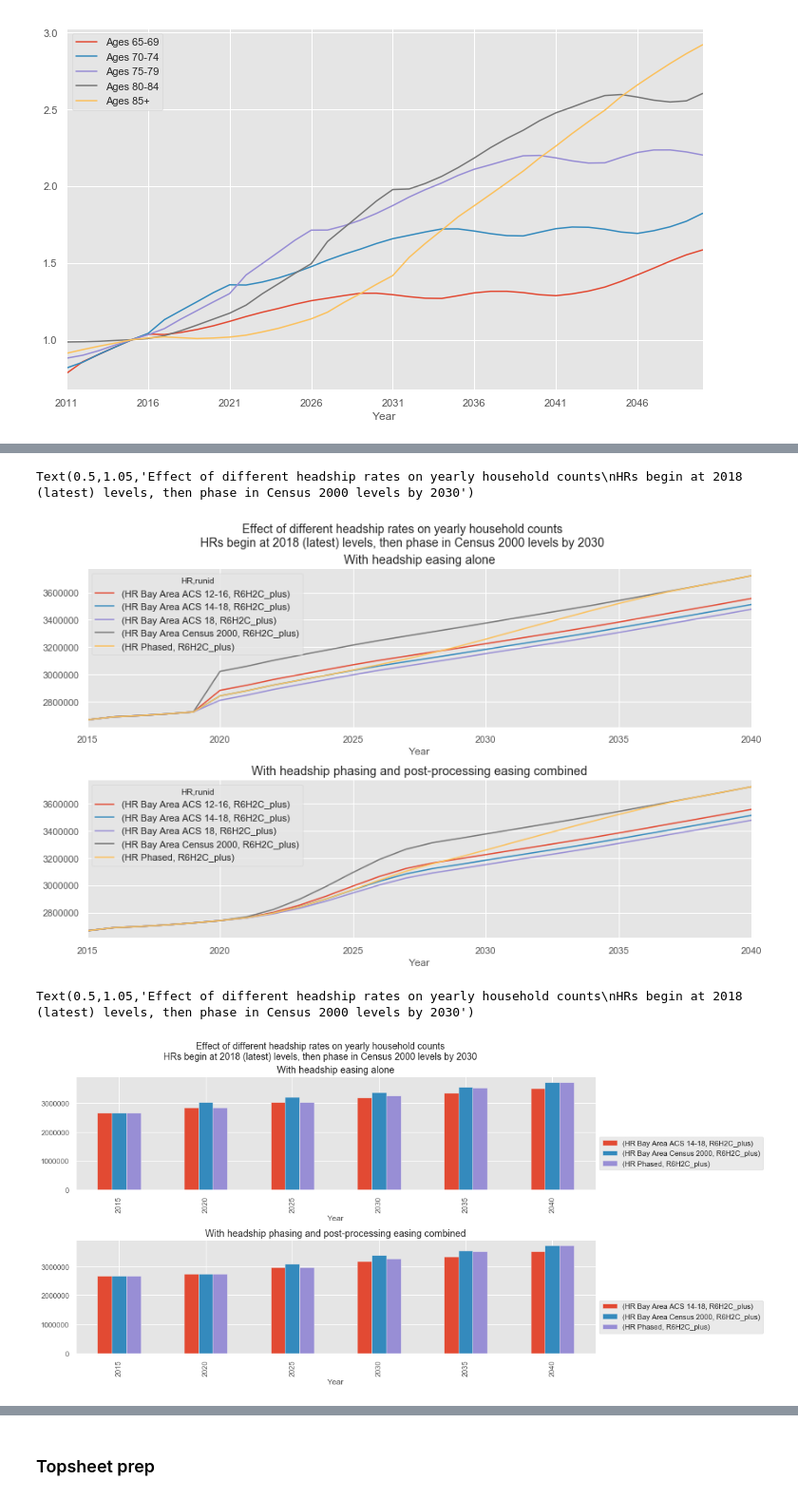
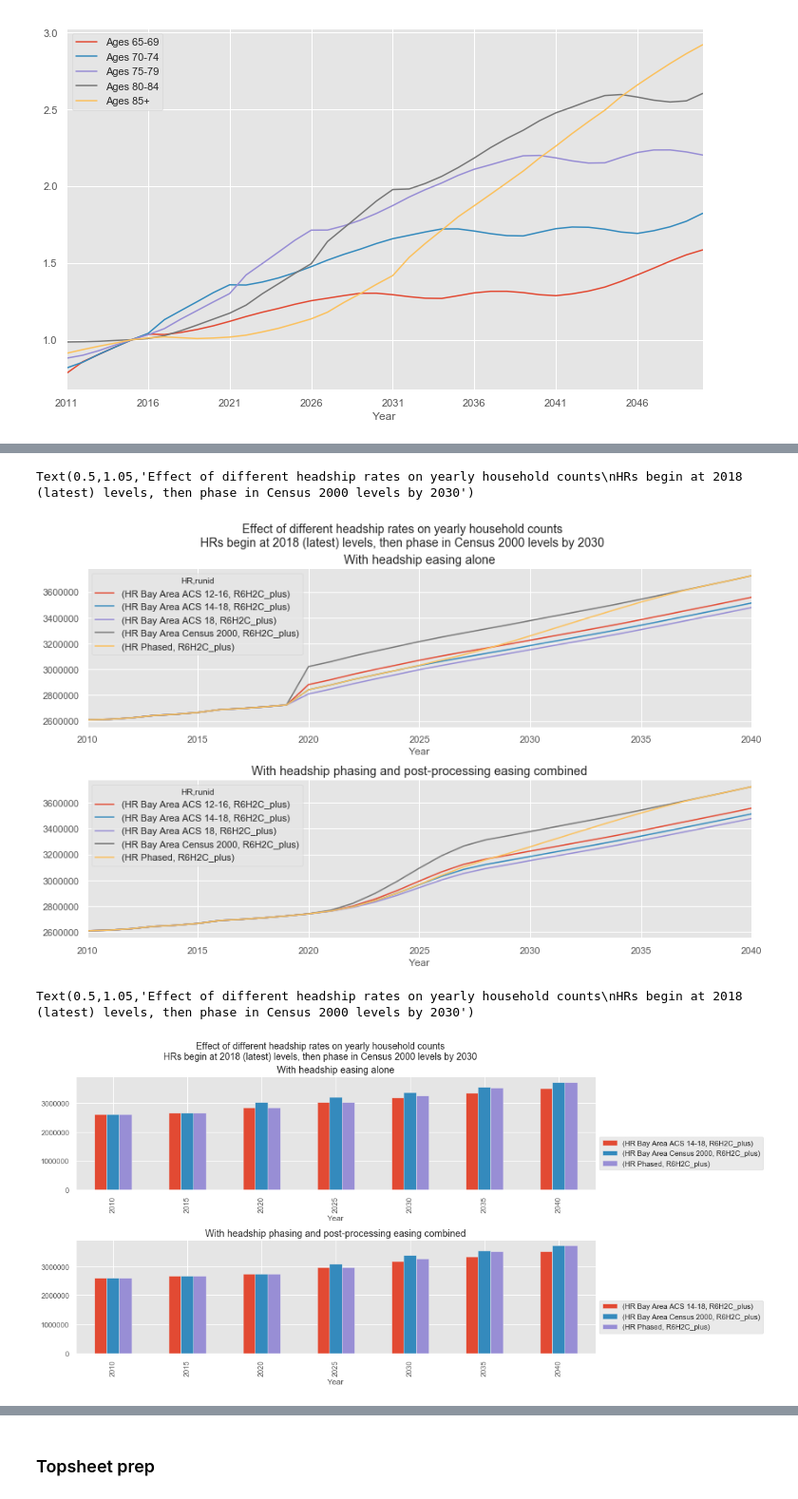
Before and after one commit to BayAreaMetro/regional_forecast, a Jupyter notebook: household_forecast/REGPROJ-HHPROJ 1 - Total household projection PBA2050 Phased HR.ipynb, the cells around one changed output, grey strips where cells are left out. Shown: that part at 95% size. Cells and saved outputs as stored; diff of their text form; code cells hidden in the pictures.

```diff
--- a/household_forecast/REGPROJ-HHPROJ 1 - Total household projection PBA2050 Phased HR.ipynb
+++ b/household_forecast/REGPROJ-HHPROJ 1 - Total household projection PBA2050 Phased HR.ipynb
@@ -651,7 +654,7 @@ hsr['HR Phased']=headship_rates_phased
 
 We get DOF observed households, to override the early modeled years with observed years
 # %%
-hhs_observed=hh90_19[map(str,range(2011,2020))].sum(level='Region')
+hhs_observed=hh90_19[map(str,range(2010,2020))].sum(level='Region')
 # %% [markdown]
 #### Prepare source series for early-year transition
 As DOF 2019 counts are a bit lower than what is projected in part due to differences in REMI's and DOF's household population, we ease in the early years to avoid a large jump in 2020.
@@ -719,8 +746,9 @@ for scen_abbrev,scen in scenarios.iteritems():
     ## read 2010 binned data from decennial pums
 #     gqpop_binned_2010 = pd.read_csv(os.path.join(box,'EDF Shared work/control_totals/base_data/census2010pums%s_%s_gqpop_binned.csv'%(reg,agegrp)),index_col=0)
 #     hhpop_binned_2010 = pd.read_csv(os.path.join(box,'EDF Shared work/control_totals/base_data/census2010pums%s_%s_hhpop_binned.csv'%(reg,agegrp)),index_col=0)
-#     hhtot_binned_2010 = pd.read_csv(os.path.join(box,'EDF Shared work/control_totals/base_data/census2010pums%s_%s_hhtot_binned.csv'%(reg,agegrp)),index_col=0)
-
+    #hhtot_binned_2010 = pd.read_csv(os.path.join(box,'EDF Shared work/control_totals/base_data/census2010pums%s_%s_hhtot_binned.csv'%(reg,agegrp)),index_col=0)
+    hhtot_binned_2010 = pd.read_csv(os.path.join(box,'EDF Shared work/control_totals/base_data/census2010pums%s_%s_hhtot_binned.csv'%(reg,agegrp)),index_col=['Region','gender','rac_ethn','age_grp_5'])['2010']
+#
 #     #hhpop_binned_2010['runid']=scen
 
 #     hhpop_binned_2010.set_index(pums2010index,inplace=True)
@@ -755,13 +783,13 @@ for scen_abbrev,scen in scenarios.iteritems():
 
         ## update scenario with observed households from DOF, 2011-2019
 
-        household_projections.update(hhs_observed[map(str,range(2011,DOF_END_OVERRIDE+1))])
+        household_projections.update(hhs_observed[map(str,range(2010,DOF_END_OVERRIDE+1))])
 
         #household_projections_eased=easer(household_projections.T,t_0=10,t_1=20)
 
         ## EASING IN EARLY YEARS - because of jump from observed to projected transition,
         ## ease in the difference instead of having an artificial one year spike.
-        ##
+
         target_series=target_series=household_projections.T
         target_series.index=target_series.index.astype(int)
 
@@ -773,6 +801,10 @@ for scen_abbrev,scen in scenarios.iteritems():
             envelope_year_start=2011,
             envelope_year_end=2050)
 
+
+        ## add 2010 households
+        household_projections=hhtot_binned_2010.sum(level=['Region']).to_frame(name='2010').join(household_projections)
+        household_projections_eased=hhtot_binned_2010.sum(level=['Region']).to_frame(name='2010').join(household_projections_eased)
 
 
         hhpopsum=hhpop.fillna(0).sum(level=['Region']+lvls)
@@ -902,14 +925,14 @@ hhallscenarios.stack().loc[[u'HR Bay Area ACS 12-16',
                             u'HR Bay Area ACS 18',
                            'HR Phased',
                            'HR Bay Area Census 2000'],'R6H2C_plus',:,
-                           map(str,range(2015,2041))].sum(
+                           map(str,range(2010,2041))].sum(
     level=['HR','runid','Year']).unstack('Year').T.plot(ax=ax[0])
 hheaseallscenarios.stack().loc[[u'HR Bay Area ACS 12-16',
                             u'HR Bay Area ACS 14-18',
                             u'HR Bay Area ACS 18',
                            'HR Phased',
                            'HR Bay Area Census 2000'],'R6H2C_plus',:,
-                           map(str,range(2015,2041))].sum(
+                           map(str,range(2010,2041))].sum(
     level=['HR','runid','Year']).unstack('Year').T.plot(ax=ax[1])
 ax[0].set_title('With headship easing alone')
 ax[1].set_title('With headship phasing and post-processing easing combined')
@@ -917,34 +940,34 @@ plt.tight_layout()
 plt.suptitle('Effect of different headship rates on yearly household counts\nHRs begin at 2018 (latest) levels, then phase in Census 2000 levels by 2030',size=14,y=1.05)
 # %% [output]
 Text(0.5,1.05,'Effect of different headship rates on yearly household counts\nHRs begin at 2018 (latest) levels, then phase in Census 2000 levels by 2030')
-[figure, old version]
+[figure, new version]
 # %%
 fig,ax=plt.subplots(nrows=2)
 hhallscenarios.stack().loc[[#u'HR Bay Area ACS 12-16',
                             u'HR Bay Area ACS 14-18',
 #                            u'HR Bay Area ACS 18',
                            'HR Phased',
                            'HR Bay Area Census 2000'
 ],'R6H2C_plus',:,
-                           map(str,range(2015,2041,5))].sum(
+                           map(str,range(2010,2041,5))].sum(
     level=['HR','runid','Year']).unstack('Year').T.plot(kind='bar',ax=ax[0])
 hheaseallscenarios.stack().loc[[#u'HR Bay Area ACS 12-16',
                             u'HR Bay Area ACS 14-18',
 #                            u'HR Bay Area ACS 18',
                            'HR Phased',
                            'HR Bay Area Census 2000'
 ],'R6H2C_plus',:,
-                           map(str,range(2015,2041,5))].sum(
+                           map(str,range(2010,2041,5))].sum(
     level=['HR','runid','Year']).unstack('Year').T.plot(kind='bar',ax=ax[1])
 ax[0].set_title('With headship easing alone')
 ax[1].set_title('With headship phasing and post-processing easing combined')
 plt.tight_layout()
 ax[1].legend(bbox_to_anchor=(1,.5))
 ax[0].legend(bbox_to_anchor=(1,.5))
 plt.suptitle('Effect of different headship rates on yearly household counts\nHRs begin at 2018 (latest) levels, then phase in Census 2000 levels by 2030',size=14,y=1.05)
 # %% [output]
 Text(0.5,1.05,'Effect of different headship rates on yearly household counts\nHRs begin at 2018 (latest) levels, then phase in Census 2000 levels by 2030')
-[figure, old version]
+[figure, new version]
 # %%
 HR_topsheet='HR Bay Area ACS 12-16'
 HR_topsheet='HR Phased'
```
Also changed, not shown: parts of 21 cells of this notebook, 1 other file.
